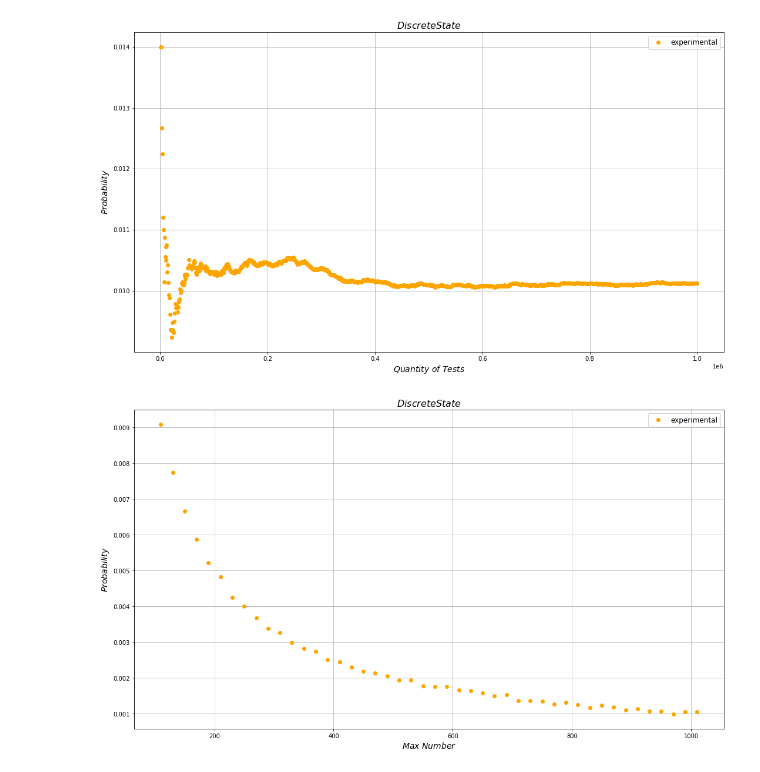
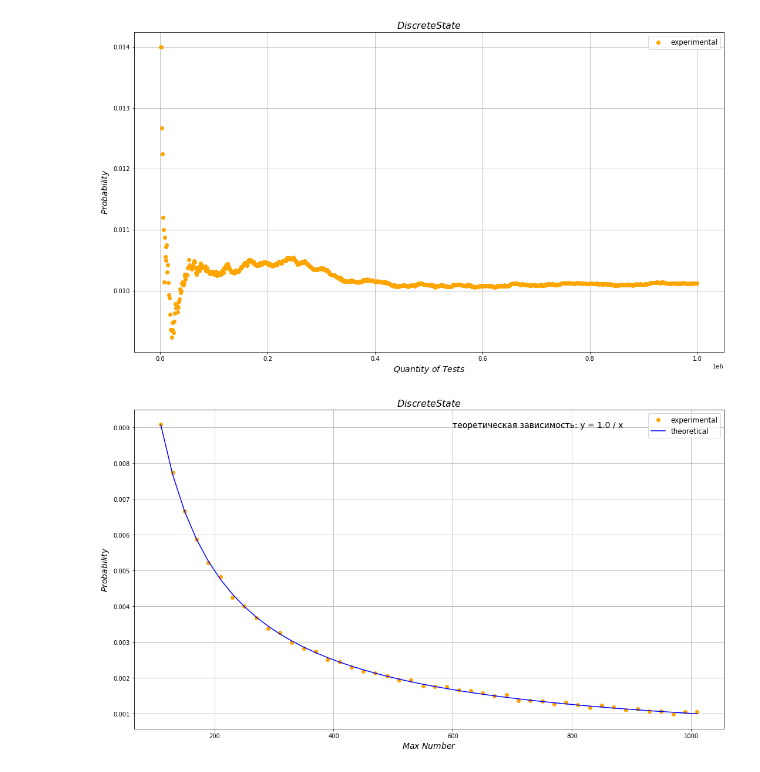
Before and after one commit to FMariaD/3_semester, a Jupyter notebook: lab1/graphics.ipynb, the cells around one changed output. Cells and saved outputs as stored; diff of their text form; code cells hidden in the pictures.

```diff
--- a/lab1/graphics.ipynb
+++ b/lab1/graphics.ipynb
@@ -19,13 +19,28 @@ for i in range(0, len(x_data)):
 for i in range(0, len(y_data)):
     y_data[i] = float(y_data[i])
 
+def f(x, a):
+    y = a/x
+    return y
+
+G = so.curve_fit(f, x_data, y_data)
+a1 = G[0][0]
+
+new_y = []
+for i in range(0, len(x_data)):
+    new_y.append(f(x_data[i], a1))
+
 plt.figure(figsize=(18, 10))
 plt.plot(x_data, y_data, 'ro', label=r'experimental', color='orange')
+plt.plot(x_data, new_y, label=r'theoretical', color='blue')
 plt.xlabel(r'$Max\ Number$', fontsize=14)
 plt.ylabel(r'$Probability$', fontsize=14)
 plt.title(r'$SegmentState$', fontsize=16)
 plt.legend(loc='best', fontsize=12)
 plt.grid(True)
 
+a1_string = str(round(a1, 1))
+plt.text(600, 0.10, 'теоретическая зависимость: y = ' + a1_string + ' / x', fontsize = 14)
+
 plt.show()
 # %% [output]
@@ -98,31 +113,46 @@ plt.show()
 import matplotlib.pyplot as plt
 import numpy as np
 import scipy.optimize as so
 import csv
 
 
 x_data, y_data = [], []
 with open("Discrete(max).txt", encoding='utf-8') as r_file:
 
     file = csv.reader(r_file, delimiter = ";")
     for row in file:
             x_data.append(row[1])
             y_data.append(row[0])
 
 
 for i in range(0, len(x_data)):
     x_data[i] = float(x_data[i])
 for i in range(0, len(y_data)):
     y_data[i] = float(y_data[i])
 
+def f(x, a):
+    y = a/x
+    return y
+
+G = so.curve_fit(f, x_data, y_data)
+a1 = G[0][0]
+
+new_y = []
+for i in range(0, len(x_data)):
+    new_y.append(f(x_data[i], a1))
+
 plt.figure(figsize=(18, 10))
 plt.plot(x_data, y_data, 'ro', label=r'experimental', color='orange')
+plt.plot(x_data, new_y, label=r'theoretical', color='blue')
 plt.xlabel(r'$Max\ Number$', fontsize=14)
 plt.ylabel(r'$Probability$', fontsize=14)
 plt.title(r'$DiscreteState$', fontsize=16)
 plt.legend(loc='best', fontsize=12)
 plt.grid(True)
 
+a1_string = str(round(a1, 1))
+plt.text(600, 0.009, 'теоретическая зависимость: y = ' + a1_string + ' / x', fontsize = 14)
+
 plt.show()
 # %% [output]
-[figure, old version]
+[figure, new version]
```
Also changed, not shown: parts of 1 cell of this notebook, 4 other files.
